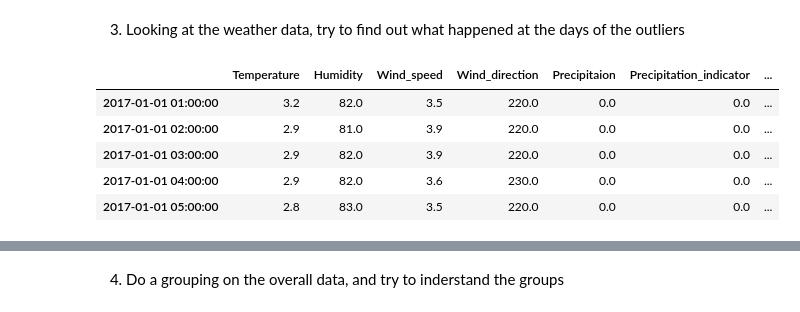
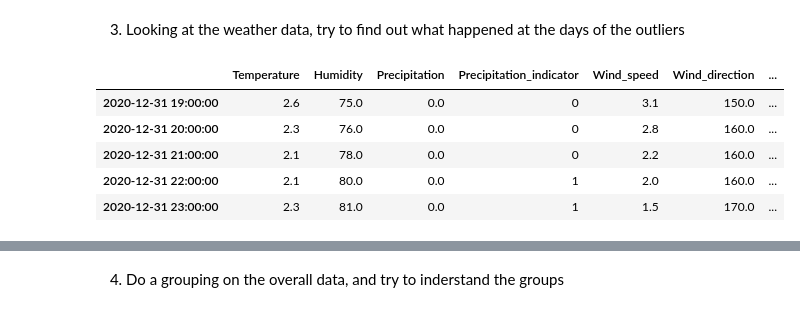
Before and after one commit to hgandras/DataMining, a Jupyter notebook: SemesterProject/BerlinBiking.ipynb, the cells around one changed output, grey strips where cells are left out. Drawn from its saved outputs; the diff is of its cells as text; code cells hidden in the pictures.

```diff
--- a/SemesterProject/BerlinBiking.ipynb
+++ b/SemesterProject/BerlinBiking.ipynb
@@ -7,12 +7,6 @@ import pandas as pd
 # Data preprocessing
 
 Reading data
-# %%
-def readWeatherData(path,numRows):
-    df = pd.read_csv(path,delimiter="\s+|;\s*",parse_dates=True,date_format="%Y%m%d%H",usecols= [i for i in range(numRows)],index_col=[1],dtype=np.float32)
-    df.index.name=None
-    df = df.groupby(df.index).last()
-    return df
 # %%
 measurements = pd.read_excel("BikeData/BikeCounts.xlsx",sheet_name=[8,9,10,11,12,13,14],index_col=0)
 measurements = pd.concat([df for df in measurements.values()],axis = 0)
@@ -230,28 +224,40 @@ outliers
 The outlies on 2020-03-29 was on Good Friday a national holiday in Germany. For the other I did not find a reason based only on real life events, maybe examining other factors will help.
 # %% [markdown]
 3. Looking at the weather data, try to find out what happened at the days of the outliers
+# %%
+def readWeatherData(path,colNames,index_col):
+    df = pd.read_csv(path,delimiter="\s+|;\s*",parse_dates=True,date_format="%Y%m%d%H",usecols= colNames,index_col=index_col)
+    df.index.name=None
+    df = df.groupby(df.index).last() #Skipping duplicates
+    return df
 # %%
-rainData = readWeatherData("Weather/berlin_precipitation.csv",6)
-windData = readWeatherData("Weather/berlin_wind.csv",5)
-temperatureData = readWeatherData("Weather/berlin_temperature.csv",5)
+rainData = readWeatherData("Weather/berlin_precipitation.csv",["MESS_DATUM","R1","RS_IND"],"MESS_DATUM")
+windData = readWeatherData("Weather/berlin_wind.csv",["MESS_DATUM","F","D"],"MESS_DATUM")
+temperatureData = readWeatherData("Weather/berlin_temperature.csv",["MESS_DATUM","TT_TU","RF_TU"],"MESS_DATUM")
+sunData = readWeatherData("Weather/berlin_sun.csv",["MESS_DATUM","SD_SO"],"MESS_DATUM")
 
-rainData = rainData[rainData.index > firstDate]
-windData = windData[windData.index >firstDate]
-temperatureData = temperatureData[temperatureData.index>firstDate]
+rainData = rainData[(rainData.index >= "2020-01-01") & (rainData.index < "2021-01-01")]
+windData = windData[(windData.index >= "2020-01-01") & (windData.index < "2021-01-01")]
+temperatureData = temperatureData[(temperatureData.index >= "2020-01-01") & (temperatureData.index < "2021-01-01")]
+sunData = sunData[(sunData.index >= "2020-01-01") & (sunData.index < "2021-01-01")]
+
 
 #Create a wether dataframe with the relevant values
-weatherData = pd.concat([temperatureData["TT_TU"],temperatureData["RF_TU"],windData["F"],windData["D"],rainData["R1"],rainData["RS_IND"],rainData["WRTR"]]
-                        ,axis = 1
-                        ,keys=["Temperature","Humidity","Wind_speed", "Wind_direction","Precipitaion","Precipitation_indicator","Precipitaion_form"])
+#weatherData = pd.concat([temperatureData["TT_TU"],temperatureData["RF_TU"],windData["F"],windData["D"],rainData["R1"],rainData["RS_IND"]]
+#                        ,axis = 1
+#                        ,keys=["Temperature","Humidity","Wind_speed", "Wind_direction","Precipitation","Precipitation_indicator"])
 
+weatherData = pd.concat([temperatureData,rainData,windData,sunData],axis = 1)
+weatherData = weatherData.rename(columns = {"R1":"Precipitation","RS_IND":"Precipitation_indicator","F":"Wind_speed","D":"Wind_direction",
+                    "TT_TU":"Temperature","RF_TU":"Humidity","SD_SO":"Hourly sunshine"})
 #Replacing missing values with NaN. The missing values for the precipitation form will not be replaced by
 #actual values, bacause it can not be guessed.
 weatherData.replace(-999,np.NaN,inplace=True)
-weatherData.head()
+weatherData.tail()
 # %% [output]
-|  | Temperature | Humidity | Wind_speed | Wind_direction | Precipitaion | Precipitation_indicator | ... |
-| 2017-01-01 01:00:00 | 3.2 | 82.0 | 3.5 | 220.0 | 0.0 | 0.0 | ... |
-| 2017-01-01 02:00:00 | 2.9 | 81.0 | 3.9 | 220.0 | 0.0 | 0.0 | ... |
-| 2017-01-01 03:00:00 | 2.9 | 82.0 | 3.9 | 220.0 | 0.0 | 0.0 | ... |
-| 2017-01-01 04:00:00 | 2.9 | 82.0 | 3.6 | 230.0 | 0.0 | 0.0 | ... |
-| 2017-01-01 05:00:00 | 2.8 | 83.0 | 3.5 | 220.0 | 0.0 | 0.0 | ... |
+|  | Temperature | Humidity | Precipitation | Precipitation_indicator | Wind_speed | Wind_direction | ... |
+| 2020-12-31 19:00:00 | 2.6 | 75.0 | 0.0 | 0 | 3.1 | 150.0 | ... |
+| 2020-12-31 20:00:00 | 2.3 | 76.0 | 0.0 | 0 | 2.8 | 160.0 | ... |
+| 2020-12-31 21:00:00 | 2.1 | 78.0 | 0.0 | 0 | 2.2 | 160.0 | ... |
+| 2020-12-31 22:00:00 | 2.1 | 80.0 | 0.0 | 1 | 2.0 | 160.0 | ... |
+| 2020-12-31 23:00:00 | 2.3 | 81.0 | 0.0 | 1 | 1.5 | 170.0 | ... |
```
Also changed, not shown: parts of 3 cells of this notebook, 1 other file.
